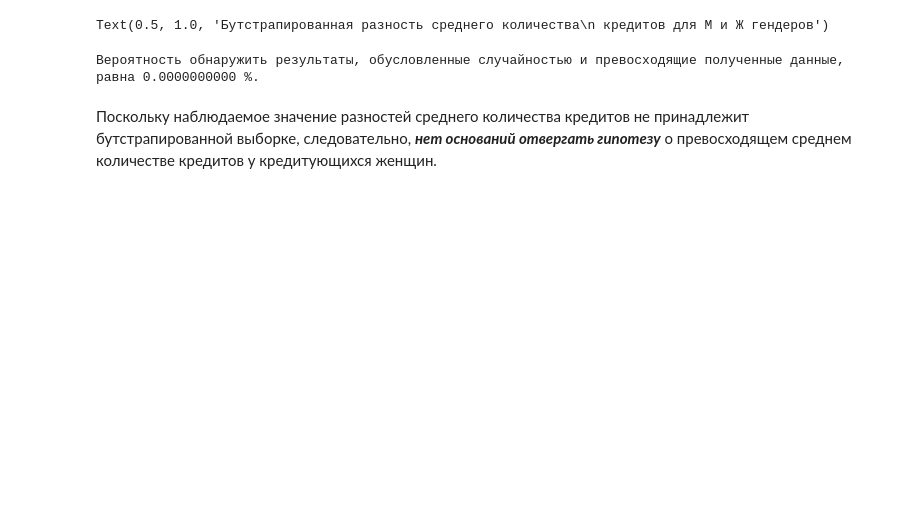
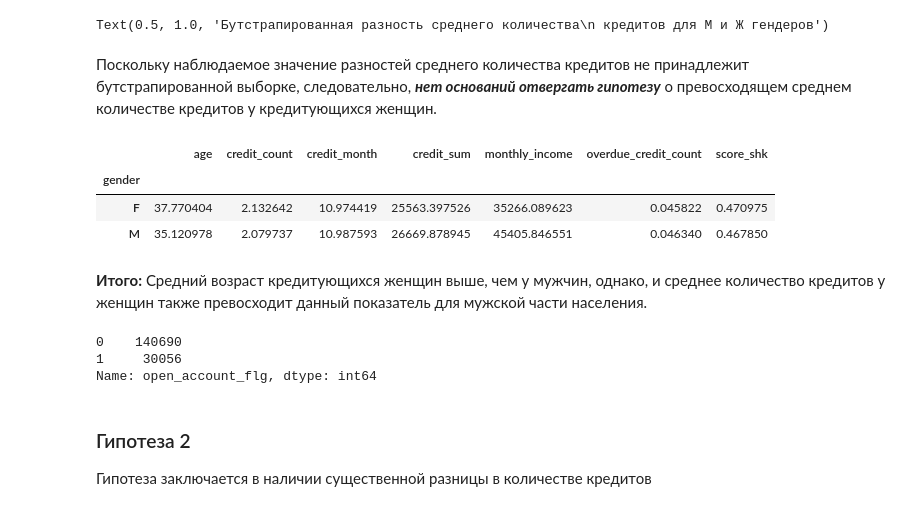
Before and after one commit to GlebsterHD/Tinkoff_DS_challenge, a Jupyter notebook: EDA.ipynb, the cells around one changed output. Saved outputs shown, nothing was run; the diff lists cells and outputs as text; code cells hidden in the pictures; blank space fills up the shorter version.

```diff
--- a/EDA.ipynb
+++ b/EDA.ipynb
@@ -710,12 +758,24 @@ ax.set_title('Бутстрапированная разность среднег
 [interactive output not drawn]
 [interactive output not drawn]
 Text(0.5, 1.0, 'Бутстрапированная разность среднего количества\n кредитов для М и Ж гендеров')
-# %%
-diff_ser = pd.Series(perm_diffs)
-p_val_perm = (diff_ser < observed_mean_credit_count_diff).mean()
-print(f'Вероятность обнаружить результаты, обусловленные случайностью и превосходящие \
-полученные данные, равна {p_val_perm*100:.10f} %.')
-# %% [output]
-Вероятность обнаружить результаты, обусловленные случайностью и превосходящие полученные данные, равна 0.0000000000 %.
-# %% [markdown]
-Поскольку наблюдаемое значение разностей среднего количества кредитов не принадлежит бутстрапированной выборке, следовательно, ***нет оснований отвергать гипотезу*** о превосходящем среднем количестве кредитов у кредитующихся женщин.
+# %% [markdown]
+Поскольку наблюдаемое значение разностей среднего количества кредитов не принадлежит бутстрапированной выборке, следовательно, ***нет оснований отвергать гипотезу*** о превосходящем среднем количестве кредитов у кредитующихся женщин.
+# %%
+gender_grouped
+# %% [output]
+|  | age | credit_count | credit_month | credit_sum | monthly_income | overdue_credit_count | score_shk |
+| gender |  |  |  |  |  |  |  |
+| F | 37.770404 | 2.132642 | 10.974419 | 25563.397526 | 35266.089623 | 0.045822 | 0.470975 |
+| M | 35.120978 | 2.079737 | 10.987593 | 26669.878945 | 45405.846551 | 0.046340 | 0.467850 |
+# %% [markdown]
+**Итого:** Средний возраст кредитующихся женщин выше, чем у мужчин, однако, и среднее количество кредитов у женщин также превосходит данный показатель для мужской части населения.
+# %%
+init_data['open_account_flg'].value_counts()
+# %% [output]
+0    140690
+1     30056
+Name: open_account_flg, dtype: int64
+# %% [markdown]
+### Гипотеза 2
+
+Гипотеза заключается в наличии существенной разницы в количестве кредитов
```
Also changed, not shown: parts of 22 cells of this notebook.
